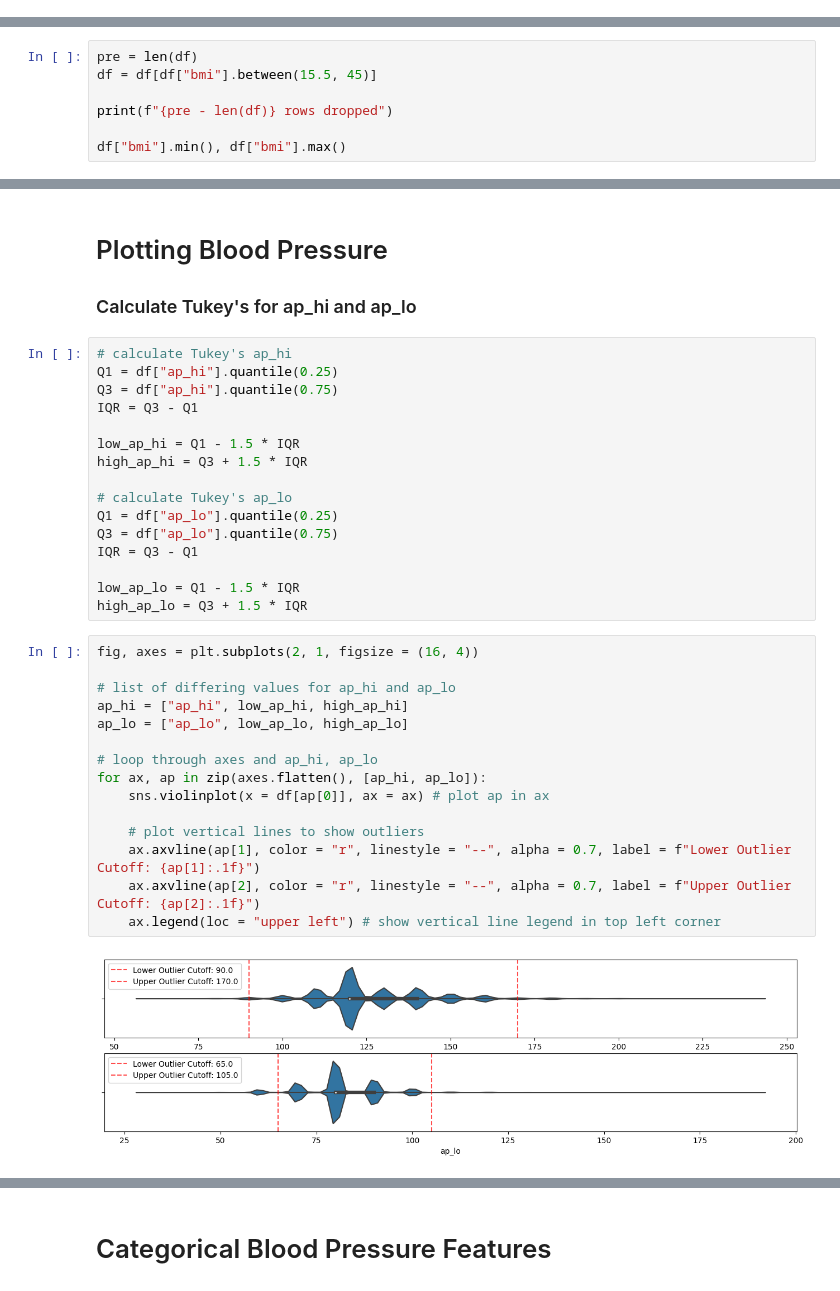
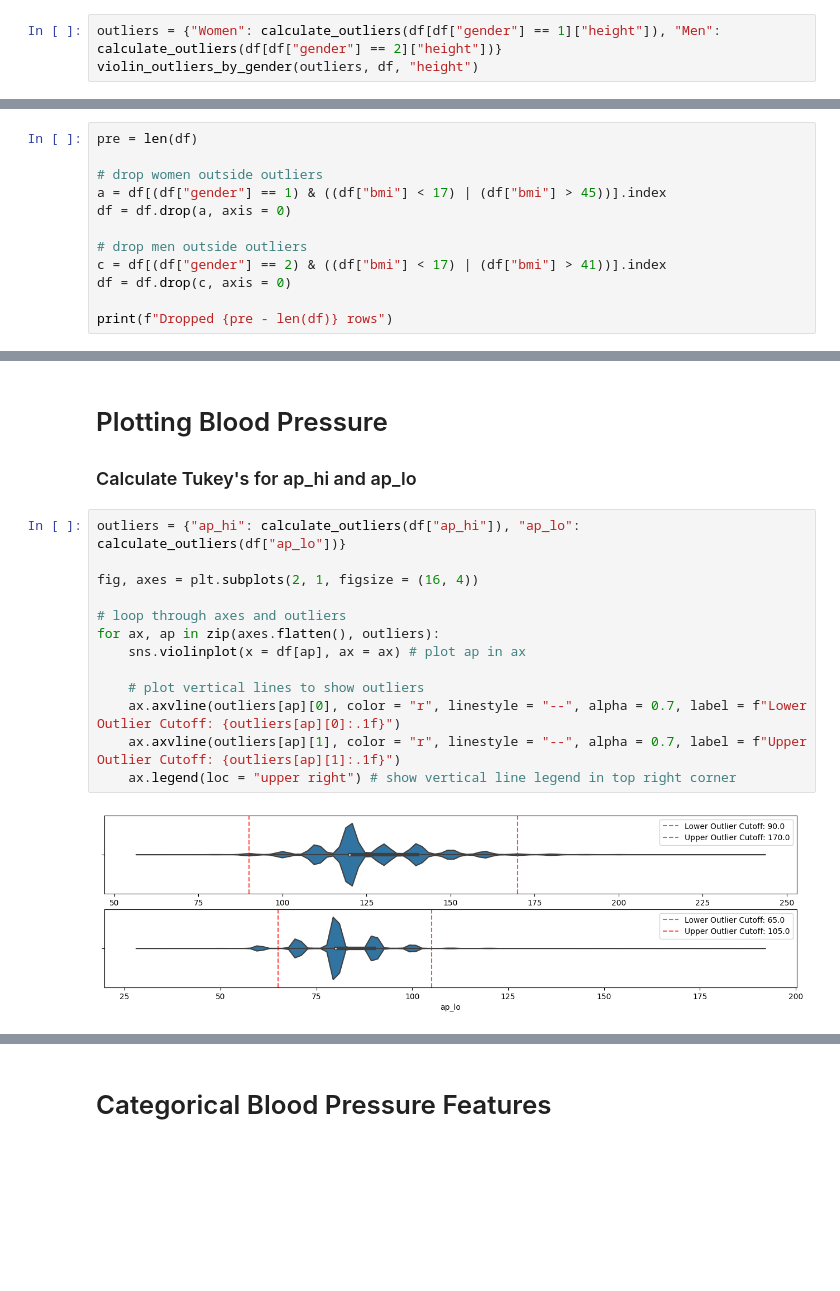
Before and after one commit to Andreas-Svensson/disease_prediction, a Jupyter notebook: data_analysis.ipynb, the cells around one changed output, grey strips where cells are left out. Drawn from its saved outputs; the diff is of its cells as text; blank space fills up the shorter version.

```diff
--- a/data_analysis.ipynb
+++ b/data_analysis.ipynb
@@ -169,0 +181,3 @@ plt.tight_layout()
+# %%
+outliers = {"Women": calculate_outliers(df[df["gender"] == 1]["height"]), "Men": calculate_outliers(df[df["gender"] == 2]["height"])}
+violin_outliers_by_gender(outliers, df, "height")
@@ -317,7 +299,0 @@ The result is data with at least some datapoints for each classification accordi
-# %%
-pre = len(df)
-df = df[df["bmi"].between(15.5, 45)]
-
-print(f"{pre - len(df)} rows dropped")
-
-df["bmi"].min(), df["bmi"].max()
@@ -326,0 +319,12 @@ df["bmi"].min(), df["bmi"].max()
+# %%
+pre = len(df)
+
+# drop women outside outliers
+a = df[(df["gender"] == 1) & ((df["bmi"] < 17) | (df["bmi"] > 45))].index
+df = df.drop(a, axis = 0)
+
+# drop men outside outliers
+c = df[(df["gender"] == 2) & ((df["bmi"] < 17) | (df["bmi"] > 41))].index
+df = df.drop(c, axis = 0)
+
+print(f"Dropped {pre - len(df)} rows")
@@ -395,39 +401,21 @@ df = df[df["ap_lo"].between(30, 240)]
 # Plotting Blood Pressure
 
 ### Calculate Tukey's for ap_hi and ap_lo
-# %%
-# calculate Tukey's ap_hi
-Q1 = df["ap_hi"].quantile(0.25)
-Q3 = df["ap_hi"].quantile(0.75)
-IQR = Q3 - Q1
-
-low_ap_hi = Q1 - 1.5 * IQR
-high_ap_hi = Q3 + 1.5 * IQR
-
-# calculate Tukey's ap_lo
-Q1 = df["ap_lo"].quantile(0.25)
-Q3 = df["ap_lo"].quantile(0.75)
-IQR = Q3 - Q1
-
-low_ap_lo = Q1 - 1.5 * IQR
-high_ap_lo = Q3 + 1.5 * IQR
 # %%
+outliers = {"ap_hi": calculate_outliers(df["ap_hi"]), "ap_lo": calculate_outliers(df["ap_lo"])}
+
 fig, axes = plt.subplots(2, 1, figsize = (16, 4))
 
-# list of differing values for ap_hi and ap_lo
-ap_hi = ["ap_hi", low_ap_hi, high_ap_hi]
-ap_lo = ["ap_lo", low_ap_lo, high_ap_lo]
-
-# loop through axes and ap_hi, ap_lo
-for ax, ap in zip(axes.flatten(), [ap_hi, ap_lo]):
-    sns.violinplot(x = df[ap[0]], ax = ax) # plot ap in ax
+# loop through axes and outliers
+for ax, ap in zip(axes.flatten(), outliers):
+    sns.violinplot(x = df[ap], ax = ax) # plot ap in ax
 
     # plot vertical lines to show outliers
-    ax.axvline(ap[1], color = "r", linestyle = "--", alpha = 0.7, label = f"Lower Outlier Cutoff: {ap[1]:.1f}")
-    ax.axvline(ap[2], color = "r", linestyle = "--", alpha = 0.7, label = f"Upper Outlier Cutoff: {ap[2]:.1f}")
-    ax.legend(loc = "upper left") # show vertical line legend in top left corner
+    ax.axvline(outliers[ap][0], color = "r", linestyle = "--", alpha = 0.7, label = f"Lower Outlier Cutoff: {outliers[ap][0]:.1f}")
+    ax.axvline(outliers[ap][1], color = "r", linestyle = "--", alpha = 0.7, label = f"Upper Outlier Cutoff: {outliers[ap][1]:.1f}")
+    ax.legend(loc = "upper right") # show vertical line legend in top right corner
 # %% [output]
-[figure, old version]
+[figure, new version]
 # %% [markdown]
 # Dropping Blood Pressure Values
 
```
Also changed, not shown: parts of 45 cells of this notebook.
